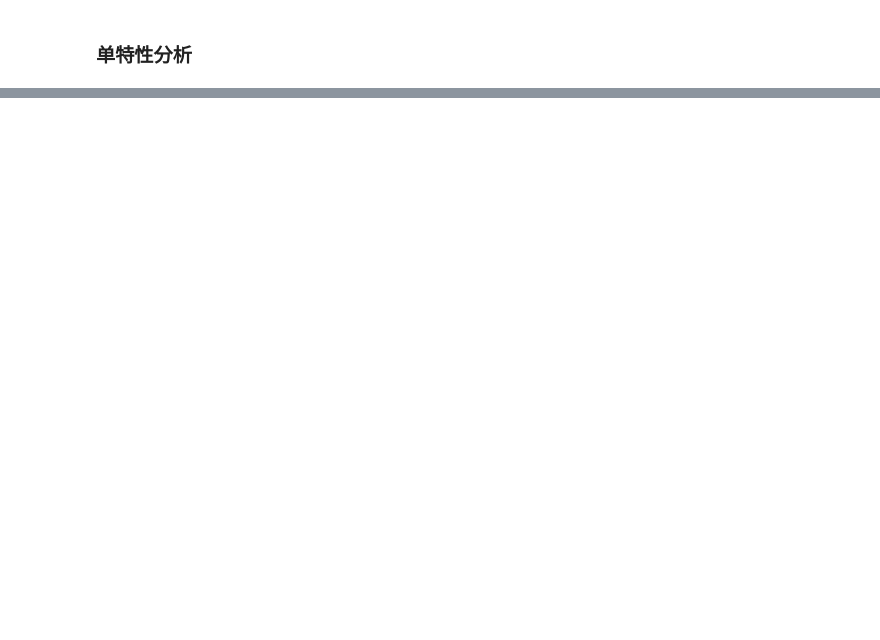
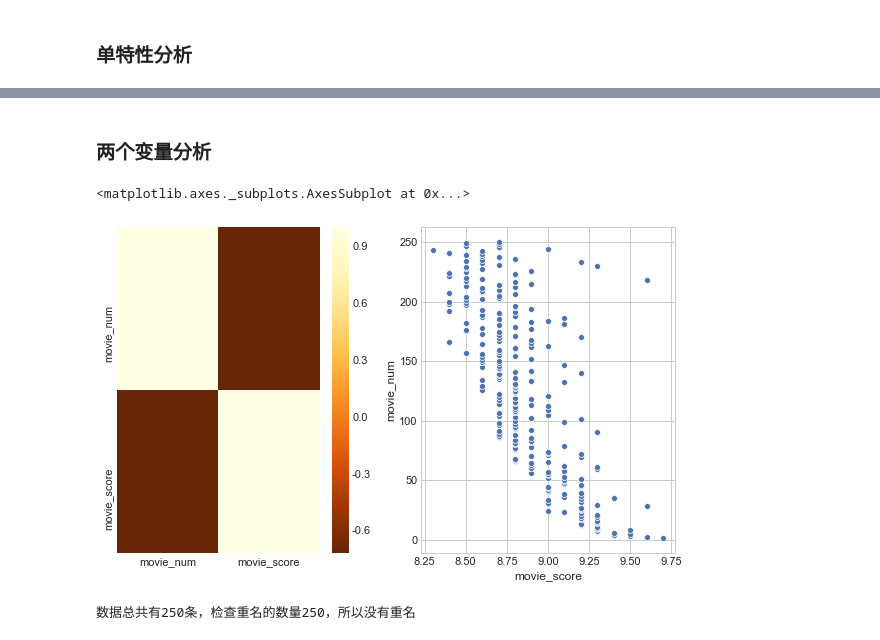
Before and after one commit to clayll/zhizuobiao_python, a Jupyter notebook: 练习/day20/douban250.ipynb, the cells around one changed output, grey strips where cells are left out. Cells and saved outputs as stored; diff of their text form; code cells hidden in the pictures; blank space fills up the shorter version.

```diff
--- a/练习/day20/douban250.ipynb
+++ b/练习/day20/douban250.ipynb
@@ -69,0 +69,13 @@ plot_distribution(dataset=df_data,height=60,cols=2)
+# %% [markdown]
+### 两个变量分析
+# %%
+#评分和排名的关系
+# 相关系数热力图
+fig = mp.figure(figsize=(10,6))
+fig.add_subplot(1,2,1)
+sns.heatmap(data=df_data.corr(),cmap="YlOrBr_r")
+fig.add_subplot(1,2,2)
+sns.scatterplot(x='movie_score',y='movie_num',data=df_data)
+# %% [output]
+<matplotlib.axes._subplots.AxesSubplot at 0x...>
+[figure, added]
@@ -69,0 +89,6 @@ plot_distribution(dataset=df_data,height=60,cols=2)
+# %%
+#a.	重复值检查（检查是否有重名电影）
+movieCount = len(df_data['movie_name'].unique())
+print("数据总共有250条，检查重名的数量%s，所以没有重名" % movieCount)
+# %% [output]
+数据总共有250条，检查重名的数量250，所以没有重名
```
Also changed, not shown: parts of 9 cells of this notebook, 3 other files.
